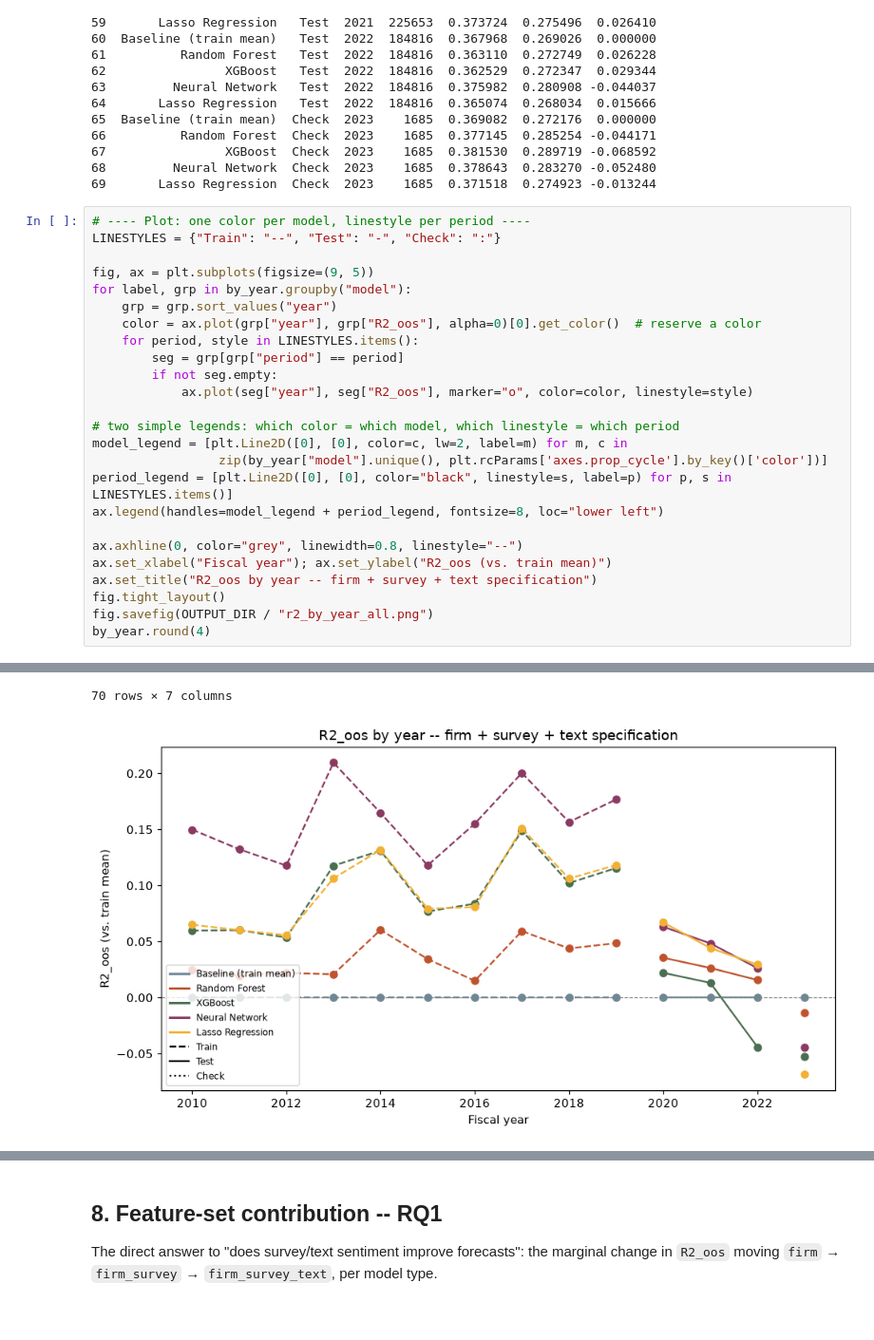
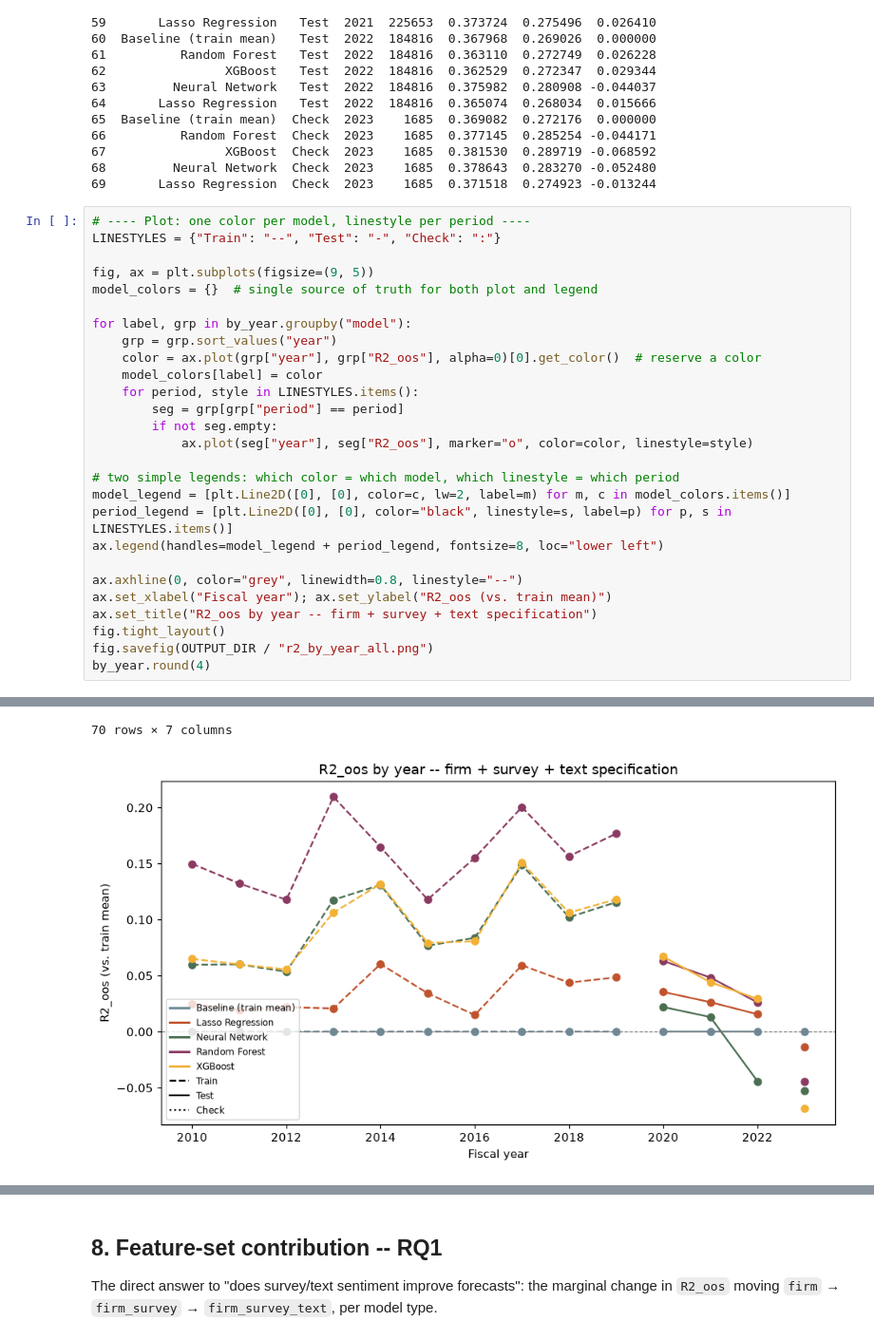
Before and after one commit to NhiPK/MLforEcon, a Jupyter notebook: model/model_comparison.ipynb, the cells around one changed output, grey strips where cells are left out. Shown at 95% size. Drawn from its saved outputs; the diff is of its cells as text.

Commit message:
refactor the comparison code - fix the color bug

```diff
--- a/model/model_comparison.ipynb
+++ b/model/model_comparison.ipynb
@@ -610,39 +610,41 @@ print(by_year[by_year["year"] >= 2021])  # sanity-check n before trusting 2023
 LINESTYLES = {"Train": "--", "Test": "-", "Check": ":"}
 
 fig, ax = plt.subplots(figsize=(9, 5))
+model_colors = {}  # single source of truth for both plot and legend
+
 for label, grp in by_year.groupby("model"):
     grp = grp.sort_values("year")
     color = ax.plot(grp["year"], grp["R2_oos"], alpha=0)[0].get_color()  # reserve a color
+    model_colors[label] = color
     for period, style in LINESTYLES.items():
         seg = grp[grp["period"] == period]
         if not seg.empty:
             ax.plot(seg["year"], seg["R2_oos"], marker="o", color=color, linestyle=style)
 
 # two simple legends: which color = which model, which linestyle = which period
-model_legend = [plt.Line2D([0], [0], color=c, lw=2, label=m) for m, c in
-                 zip(by_year["model"].unique(), plt.rcParams['axes.prop_cycle'].by_key()['color'])]
+model_legend = [plt.Line2D([0], [0], color=c, lw=2, label=m) for m, c in model_colors.items()]
 period_legend = [plt.Line2D([0], [0], color="black", linestyle=s, label=p) for p, s in LINESTYLES.items()]
 ax.legend(handles=model_legend + period_legend, fontsize=8, loc="lower left")
 
 ax.axhline(0, color="grey", linewidth=0.8, linestyle="--")
 ax.set_xlabel("Fiscal year"); ax.set_ylabel("R2_oos (vs. train mean)")
 ax.set_title("R2_oos by year -- firm + survey + text specification")
 fig.tight_layout()
 fig.savefig(OUTPUT_DIR / "r2_by_year_all.png")
 by_year.round(4)
 # %% [output]
 |  | model | period | year | n | RMSE | MAE | R2_oos |
 | 0 | Baseline (train mean) | Train | 2010 | 13132 | 0.4194 | 0.3098 | 0.0000 |
 | 1 | Random Forest | Train | 2010 | 13132 | 0.3867 | 0.2901 | 0.1498 |
 | 2 | XGBoost | Train | 2010 | 13132 | 0.4056 | 0.3049 | 0.0650 |
 | 3 | Neural Network | Train | 2010 | 13132 | 0.4067 | 0.3058 | 0.0597 |
 | 4 | Lasso Regression | Train | 2010 | 13132 | 0.4142 | 0.3076 | 0.0248 |
 | ... | ... | ... | ... | ... | ... | ... | ... |
 | 65 | Baseline (train mean) | Check | 2023 | 1685 | 0.3691 | 0.2722 | 0.0000 |
 | 66 | Random Forest | Check | 2023 | 1685 | 0.3771 | 0.2853 | -0.0442 |
 | 67 | XGBoost | Check | 2023 | 1685 | 0.3815 | 0.2897 | -0.0686 |
 | 68 | Neural Network | Check | 2023 | 1685 | 0.3786 | 0.2833 | -0.0525 |
 | 69 | Lasso Regression | Check | 2023 | 1685 | 0.3715 | 0.2749 | -0.0132 |
 70 rows × 7 columns
-[figure, old version]
+[figure, new version]
 # %%
```
Also changed, not shown: parts of 2 cells of this notebook.
